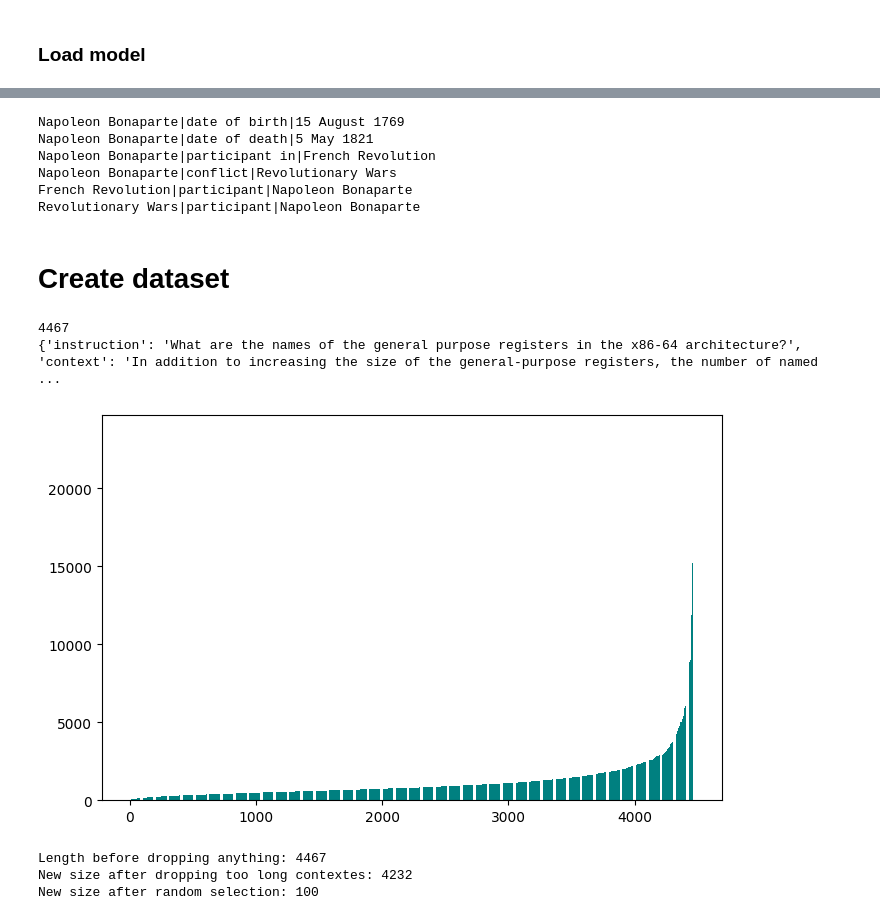
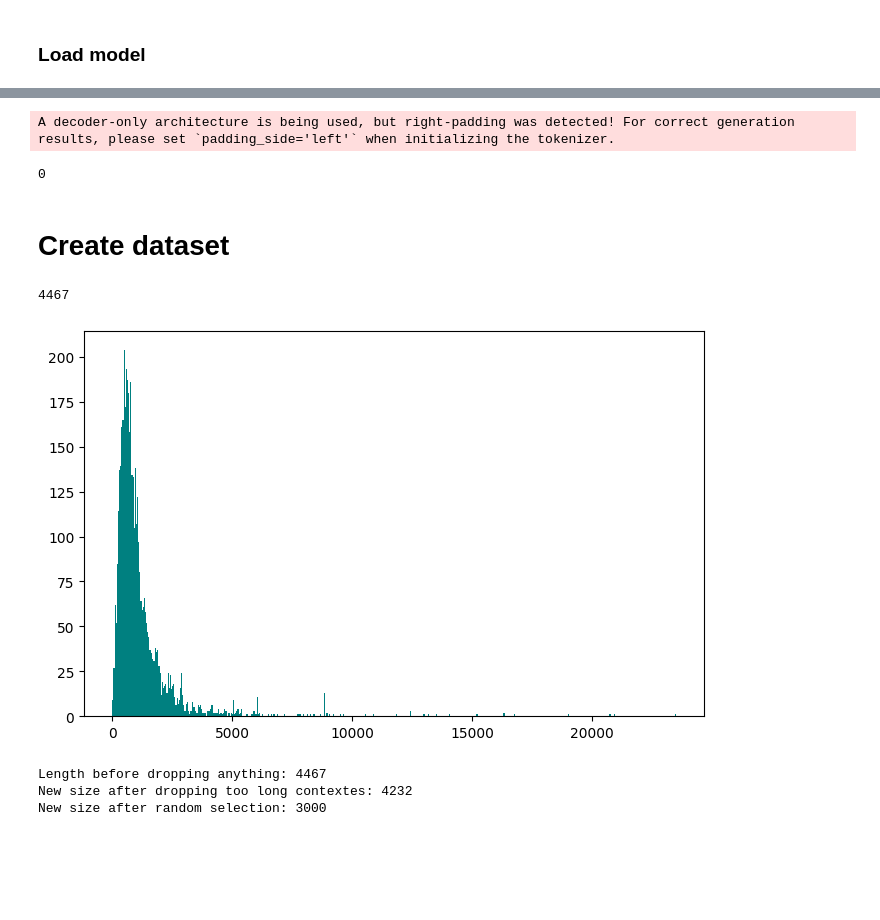
Before and after one commit to prucsakos/GraphDB-Connected-LLM-Chatbots, a Jupyter notebook: 7_prepare_dataset.ipynb, the cells around one changed output, grey strips where cells are left out. Cells and saved outputs as stored; diff of their text form; code cells hidden in the pictures; blank space fills up the shorter version.

```diff
--- a/7_prepare_dataset.ipynb
+++ b/7_prepare_dataset.ipynb
@@ -94,27 +152,45 @@ def transform_text_to_string_of_triplets(text):
+# %%
+text = "Napoleon Bonaparte (born Napoleone di Buonaparte;[1][b] 15 August 1769 – 5 May 1821), later known by his regnal name Napoleon I, was a French emperor and military commander who rose to prominence during the French Revolution and led successful campaigns during the Revolutionary Wars. He was the leader of the French Republic as First Consul from 1799 to 1804, then of the French Empire as Emperor of the French from 1804 until 1814, and briefly again in 1815. His political and cultural legacy endures as a celebrated and controversial leader. He initiated many enduring reforms, but has been criticized for his authoritarian rule. He is considered one of the greatest military commanders in history and his wars and campaigns are still studied at military schools worldwide. However, historians still debate the degree to which he was responsible for the Napoleonic Wars, in which between three and six million people died.[2][3]"
+text = inference(text, model, tokenizer)
+triplets = nlg_extract_triplet(text)
+triplets = []
+print(len(triplets))
+triplets = [(t[0].strip(), t[1].strip().lower(), t[2].strip()) for t in triplets]
+triplets = list(set(triplets))
+triplets = sorted(triplets, key=lambda x:x[2])
+triplets = sorted(triplets, key=lambda x:x[1])
+triplets = sorted(triplets, key=lambda x:x[0])
+for t in triplets:
+  print(t[0]," -> ", t[1]," -> ", t[2])
+# %% [output]
+A decoder-only architecture is being used, but right-padding was detected! For correct generation results, please set `padding_side='left'` when initializing the tokenizer.
+0
 # %%
-out = transform_text_to_string_of_triplets("Napoleon Bonaparte (born Napoleone di Buonaparte;[1][b] 15 August 1769 – 5 May 1821), later known by his regnal name Napoleon I, was a French emperor and military commander who rose to prominence during the French Revolution and led successful campaigns during the Revolutionary Wars. He was the leader of the French Republic as First Consul from 1799 to 1804, then of the French Empire as Emperor of the French from 1804 until 1814, and briefly again in 1815. His political and cultural legacy endures as a celebrated and controversial leader. He initiated many enduring reforms, but has been criticized for his authoritarian rule. He is considered one of the greatest military commanders in history and his wars and campaigns are still studied at military schools worldwide. However, historians still debate the degree to which he was responsible for the Napoleonic Wars, in which between three and six million people died.[2][3]")
-print(out)
+#out = transform_text_to_string_of_triplets("Napoleon Bonaparte (born Napoleone di Buonaparte;[1][b] 15 August 1769 – 5 May 1821), later known by his regnal name Napoleon I, was a French emperor and military commander who rose to prominence during the French Revolution and led successful campaigns during the Revolutionary Wars. He was the leader of the French Republic as First Consul from 1799 to 1804, then of the French Empire as Emperor of the French from 1804 until 1814, and briefly again in 1815. His political and cultural legacy endures as a celebrated and controversial leader. He initiated many enduring reforms, but has been criticized for his authoritarian rule. He is considered one of the greatest military commanders in history and his wars and campaigns are still studied at military schools worldwide. However, historians still debate the degree to which he was responsible for the Napoleonic Wars, in which between three and six million people died.[2][3]")
+#print(out)
+# >> Napoleon Bonaparte|date of birth|15 August 1769
+# >> Napoleon Bonaparte|date of death|5 May 1821
+# >> Napoleon Bonaparte|participant in|French Revolution
+# >> Napoleon Bonaparte|conflict|Revolutionary Wars
+# >> French Revolution|participant|Napoleon Bonaparte
+# >> Revolutionary Wars|participant|Napoleon Bonaparte
-# %% [output]
-Napoleon Bonaparte|date of birth|15 August 1769
-Napoleon Bonaparte|date of death|5 May 1821
-Napoleon Bonaparte|participant in|French Revolution
-Napoleon Bonaparte|conflict|Revolutionary Wars
-French Revolution|participant|Napoleon Bonaparte
-Revolutionary Wars|participant|Napoleon Bonaparte
+# %%
+text = ["Andras lives in Budapest, his favourite food is bread.", "Jordan is a country and also a name."]
+results = batch_inference(text, model, tokenizer)
+print(result)
 # %% [markdown]
 # Create dataset
 # %%
 dataset = load_dataset("databricks/databricks-dolly-15k")
 filtered_dataset = dataset['train'].filter(lambda example: example['category'] in ["closed_qa", "information_extraction", "summarization"])
+print(filtered_dataset.num_rows)
+# %% [output]
+4467
 # %%
-print(filtered_dataset.num_rows)
-print(filtered_dataset.select([random.randint(0, len(filtered_dataset) - 1)])[0])
 lengths = sorted([len(text) for text in filtered_dataset['context']])
 
 plt.figure(figsize=(8, 5))
-plt.bar(range(len(lengths)), lengths, color='teal')
+plt.hist(lengths, bins=500, color='teal')
 plt.show()
 # %% [output]
-4467
-{'instruction': 'What are the names of the general purpose registers in the x86-64 architecture?', 'context': 'In addition to increasing the size of the general-purpose registers, the number of named  ...
-[figure, old version]
+[figure, new version]
@@ -121,16 +203,31 @@ plt.show()
 # %%
-SELECT_N_ROWS = 100
+SELECT_N_ROWS = 3000
 CONTEXT_CHAR_LIMIT = 3000
 
 print(f"Length before dropping anything: {filtered_dataset.num_rows}")
-small_filtered_dataset = filtered_dataset.filter(lambda x : len(x['context']) < CONTEXT_CHAR_LIMIT)
-length = small_filtered_dataset.num_rows
+filtered_dataset = filtered_dataset.filter(lambda x : len(x['context']) < CONTEXT_CHAR_LIMIT)
+length = filtered_dataset.num_rows
 print(f"New size after dropping too long contextes: {length}")
-small_filtered_dataset = small_filtered_dataset.select(random.sample(range(length), SELECT_N_ROWS))
-print(f"New size after random selection: {small_filtered_dataset.num_rows}")
+filtered_dataset = filtered_dataset.select(random.sample(range(length), SELECT_N_ROWS))
+print(f"New size after random selection: {filtered_dataset.num_rows}")
 
-small_filtered_dataset = small_filtered_dataset.map(lambda x : {'context': transform_text_to_string_of_triplets(x['context'])} )
+#batch
+batch = 8
+context = []
+max_len = len(filtered_dataset)
+for i in tqdm.tqdm(range(0, max_len, batch)):
+  to = min(max_len, i+batch)
+  if i == to:
+    continue
+  batch_data = filtered_dataset[i:to]
+  c = text_to_graph(batch_data["context"])
+  context += c
+
+
+filtered_dataset = filtered_dataset.remove_columns("context")
+filtered_dataset = filtered_dataset.add_column("context", context)
+#filtered_dataset = filtered_dataset.map(lambda x : {'context': text_to_graph(x['context'])} )
 # %% [output]
 Length before dropping anything: 4467
 New size after dropping too long contextes: 4232
-New size after random selection: 100
+New size after random selection: 3000
```
Also changed, not shown: parts of 18 cells of this notebook, 11 other files.
